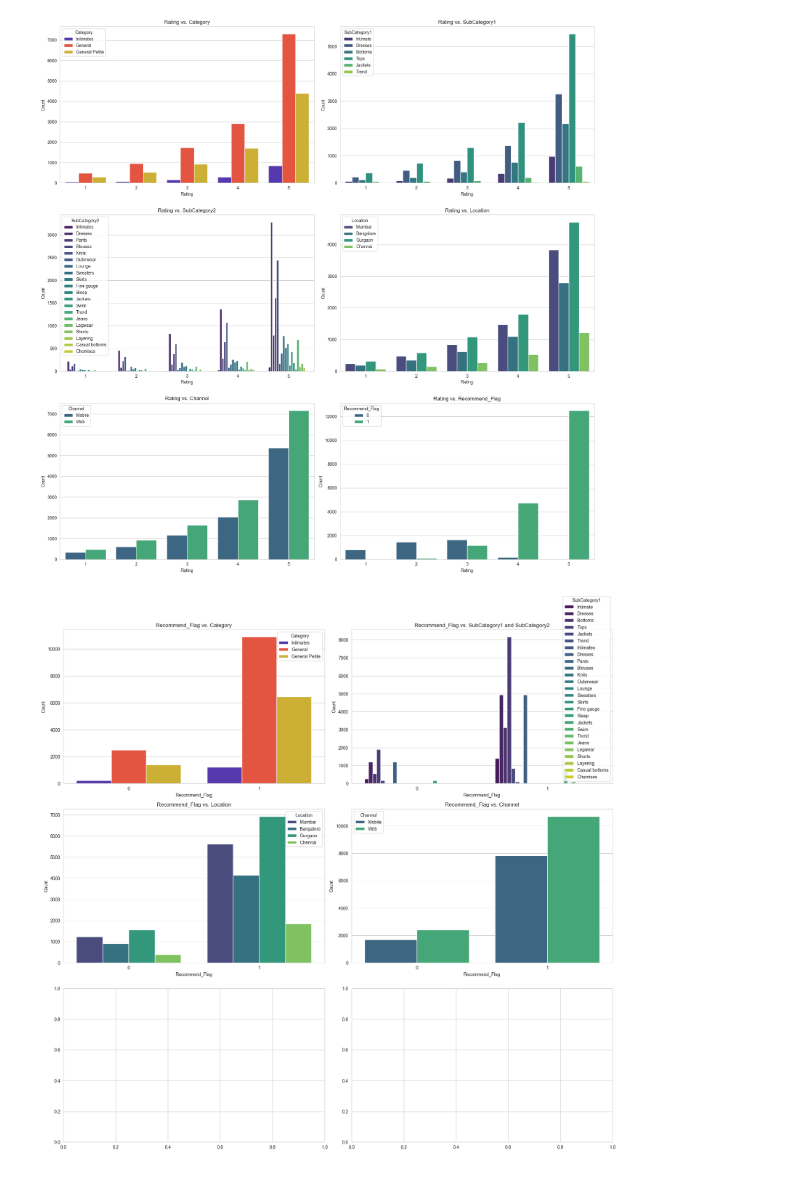
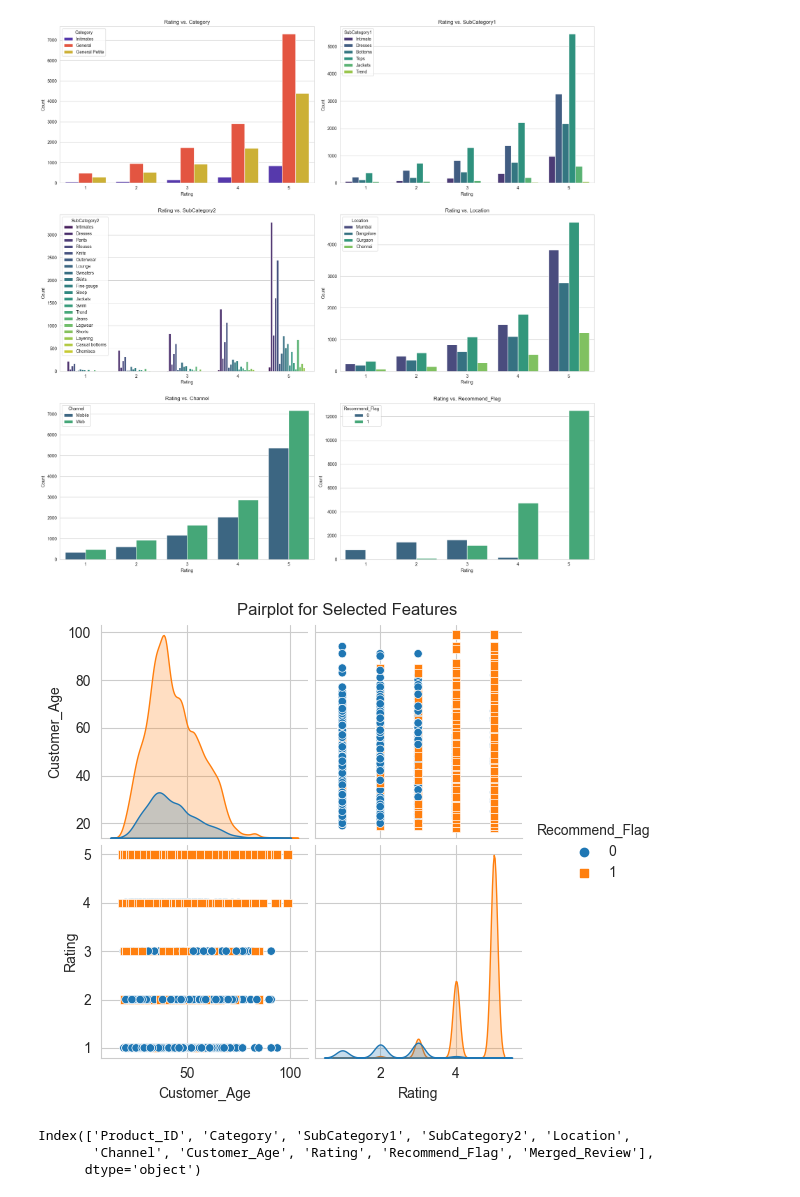
Before and after one commit to phallyn-chean/data-science-project, a Jupyter notebook: src/Data visualization.ipynb, the cells around one changed output. Drawn from its saved outputs; the diff is of its cells as text; code cells hidden in the pictures.

```diff
--- a/src/Data visualization.ipynb
+++ b/src/Data visualization.ipynb
@@ -141,48 +147,3 @@ plt.tight_layout()
 plt.show()
 # %% [output]
 [figure]
-# %%
-
-# Set the style
-sns.set_style('whitegrid')
-
-# Create a 3x2 grid of subplots
-fig, axs = plt.subplots(3, 2, figsize=(18, 18))
-
-# Plot the first countplot - Rating vs. Category
-sns.countplot(x='Recommend_Flag', hue='Category', data=dataset, palette='CMRmap', ax=axs[0, 0])
-axs[0, 0].set_title('Recommend_Flag vs. Category')
-axs[0, 0].set_xlabel('Recommend_Flag')
-axs[0, 0].set_ylabel('Count')
-
-# Plot the second countplot - Rating vs. SubCategory1
-sns.countplot(x='Recommend_Flag', hue='SubCategory1', data=dataset, palette='viridis', ax=axs[0, 1])
-axs[0, 1].set_title('Recommend_Flag vs. SubCategory1')
-axs[0, 1].set_xlabel('Recommend_Flag')
-axs[0, 1].set_ylabel('Count')
-
-# Plot the third countplot - Rating vs. SubCategory2
-sns.countplot(x='Recommend_Flag', hue='SubCategory2', data=dataset, palette='viridis', ax=axs[1, 0])
-axs[1, 0].set_title('Recommend_Flag vs. SubCategory2')
-axs[1, 0].set_xlabel('Recommend_Flag')
-axs[1, 0].set_ylabel('Count')
-
-# Plot the fourth countplot - Rating vs. Location
-sns.countplot(x='Recommend_Flag', hue='Location', data=dataset, palette='viridis', ax=axs[1, 1])
-axs[1, 1].set_title('Recommend_Flag vs. Location')
-axs[1, 1].set_xlabel('Recommend_Flag')
-axs[1, 1].set_ylabel('Count')
-
-# Plot the fifth countplot - Rating vs. Channel
-sns.countplot(x='Recommend_Flag', hue='Channel', data=dataset, palette='viridis', ax=axs[2, 0])
-axs[2, 0].set_title('Recommend_Flag vs. Channel')
-axs[2, 0].set_xlabel('Recommend_Flag')
-axs[2, 0].set_ylabel('Count')
-
-# Adjust layout
-plt.tight_layout()
-
-# Show the plot
-plt.show()
-# %% [output]
-[figure, removed]
@@ -188,0 +176,20 @@ plt.show()
+# %%
+# Multivariate Analysis (example: Pairplot)
+# Select a subset of features for multivariate analysis
+selected_features = ['Customer_Age', 'Rating']
+
+# Add the target variable to the selected features for better insights
+selected_features.append('Recommend_Flag')
+
+# Pairplot
+sns.pairplot(data=dataset[selected_features], hue='Recommend_Flag', diag_kind='kde', markers=["o", "s"])
+plt.suptitle("Pairplot for Selected Features", y=1.02)
+plt.show()
+# %% [output]
+[figure, added]
+# %%
+dataset.columns
+# %% [output]
+Index(['Product_ID', 'Category', 'SubCategory1', 'SubCategory2', 'Location',
+       'Channel', 'Customer_Age', 'Rating', 'Recommend_Flag', 'Merged_Review'],
+      dtype='object')
```
Also changed, not shown: parts of 6 cells of this notebook.
